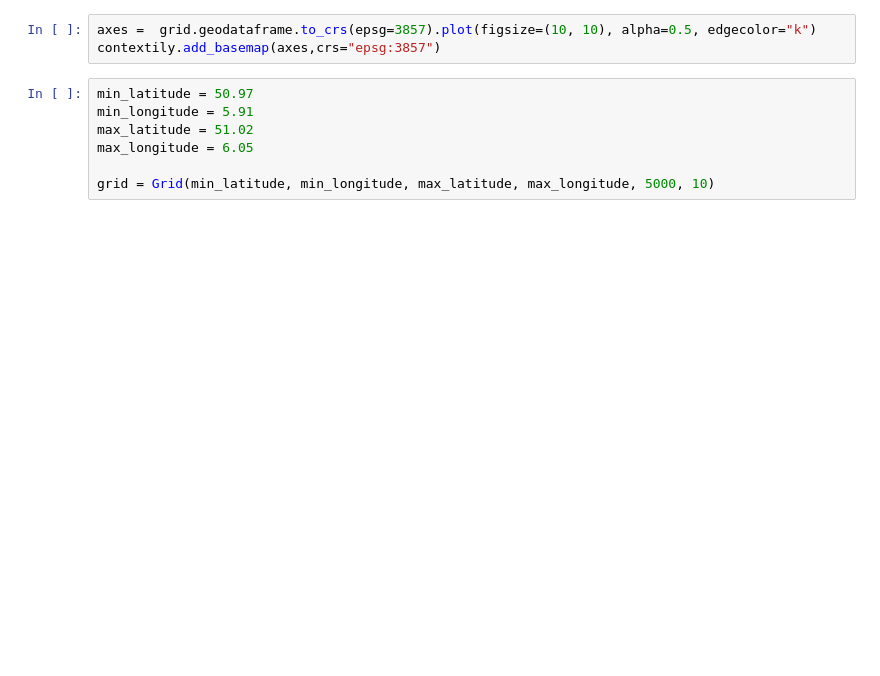
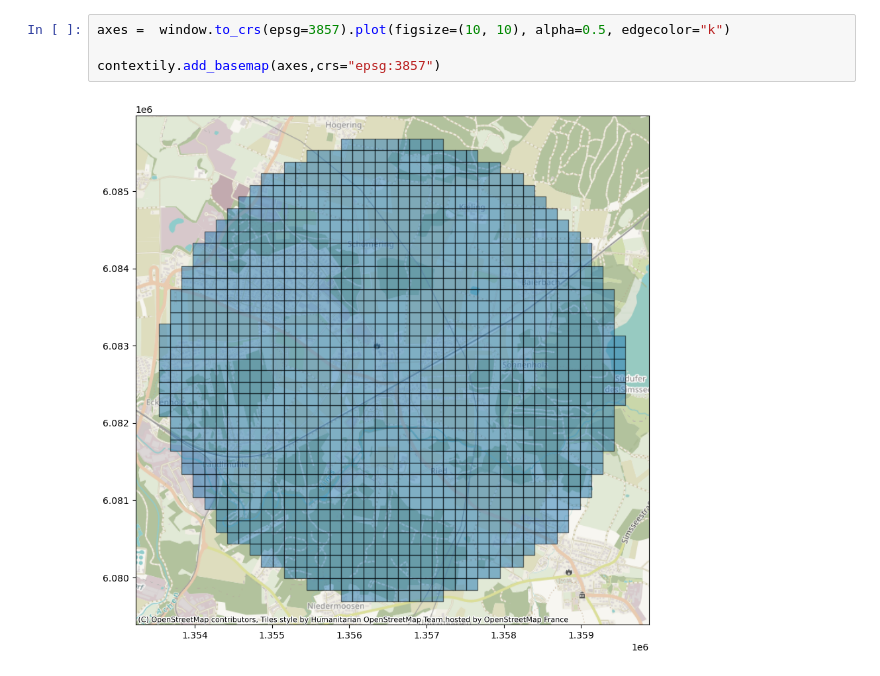
Before and after one commit to rab1tt/geodata, a Jupyter notebook: Geodata.ipynb, the cells around one changed output. Saved outputs shown, nothing was run; the diff lists cells and outputs as text; blank space fills up the shorter version.

```diff
--- a/Geodata.ipynb
+++ b/Geodata.ipynb
@@ -262,10 +76,6 @@ grid.geodataframe
 # %%
-axes =  grid.geodataframe.to_crs(epsg=3857).plot(figsize=(10, 10), alpha=0.5, edgecolor="k")
+axes =  window.to_crs(epsg=3857).plot(figsize=(10, 10), alpha=0.5, edgecolor="k")
+
 contextily.add_basemap(axes,crs="epsg:3857")
+# %% [output]
+[figure, added]
-# %%
-min_latitude = 50.97
-min_longitude = 5.91
-max_latitude = 51.02
-max_longitude = 6.05
-
-grid = Grid(min_latitude, min_longitude, max_latitude, max_longitude, 5000, 10)
```
Also changed, not shown: parts of 14 cells of this notebook, 1 other file.
